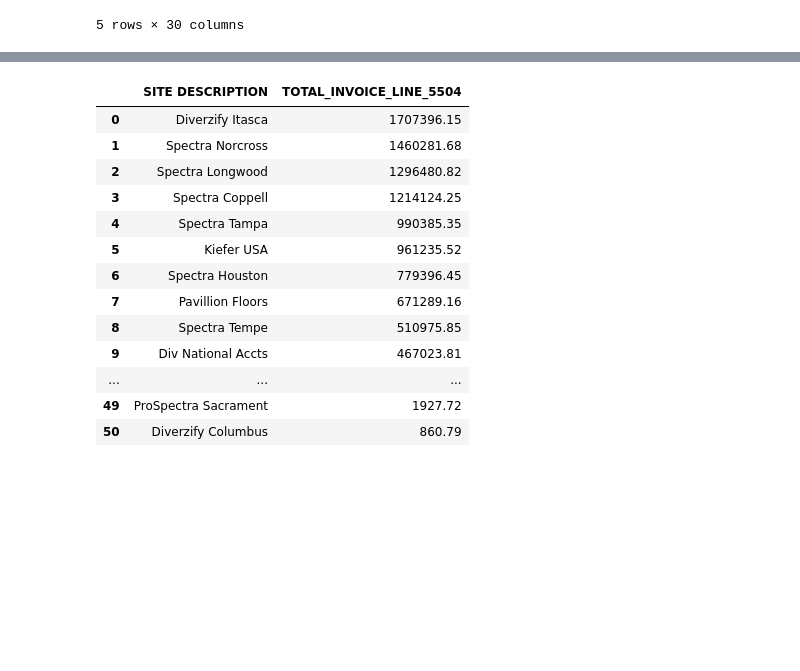
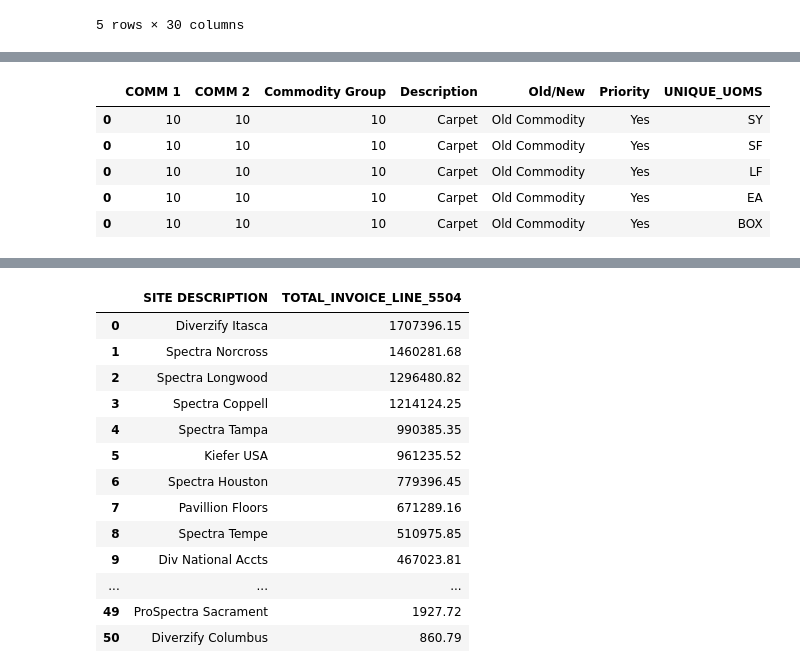
Before and after one commit to Zhuwaki/diverzify_freight_analysis, a Jupyter notebook: notebooks/nigel_04042025_freight_analysis.ipynb, the cells around one changed output, grey strips where cells are left out. Cells and saved outputs as stored; diff of their text form; code cells hidden in the pictures; blank space fills up the shorter version.

```diff
--- a/notebooks/nigel_04042025_freight_analysis.ipynb
+++ b/notebooks/nigel_04042025_freight_analysis.ipynb
@@ -213,0 +248,13 @@ merged_df['PRIORITY_PO_FLAG'] = merged_df['ALL_PRIORITY']
+# %%
+# Explode the UNIQUE_UOMS column into separate rows
+uom_summary_exploded = uom_summary.explode('UNIQUE_UOMS')
+
+# Display the first few rows of the resulting DataFrame
+uom_summary_exploded.head()
+# %% [output]
+|  | COMM 1 | COMM 2 | Commodity Group | Description | Old/New | Priority | UNIQUE_UOMS |
+| 0 | 10 | 10 | 10 | Carpet | Old Commodity | Yes | SY |
+| 0 | 10 | 10 | 10 | Carpet | Old Commodity | Yes | SF |
+| 0 | 10 | 10 | 10 | Carpet | Old Commodity | Yes | LF |
+| 0 | 10 | 10 | 10 | Carpet | Old Commodity | Yes | EA |
+| 0 | 10 | 10 | 10 | Carpet | Old Commodity | Yes | BOX |
```
Also changed, not shown: parts of 5 cells of this notebook, 35 other files.
